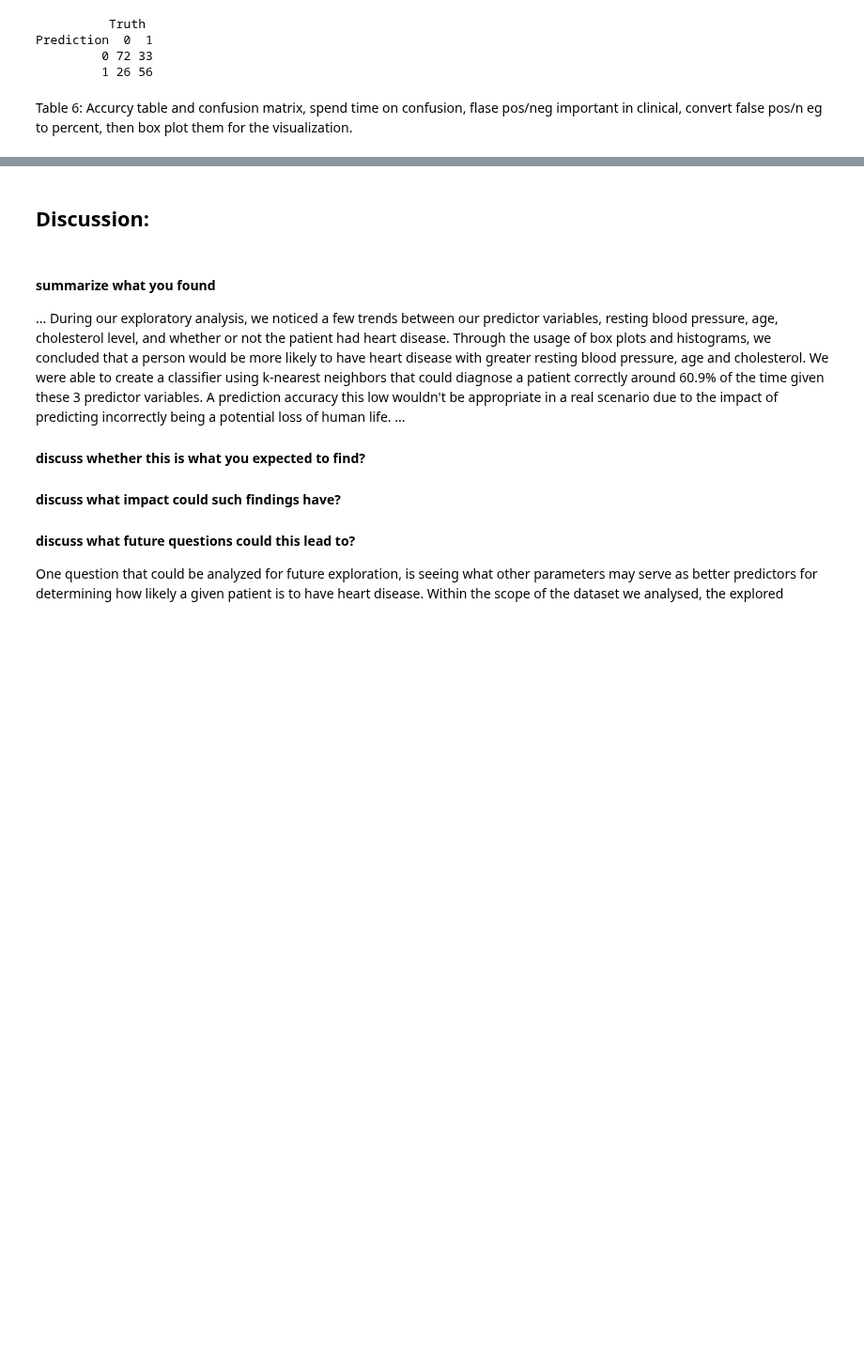
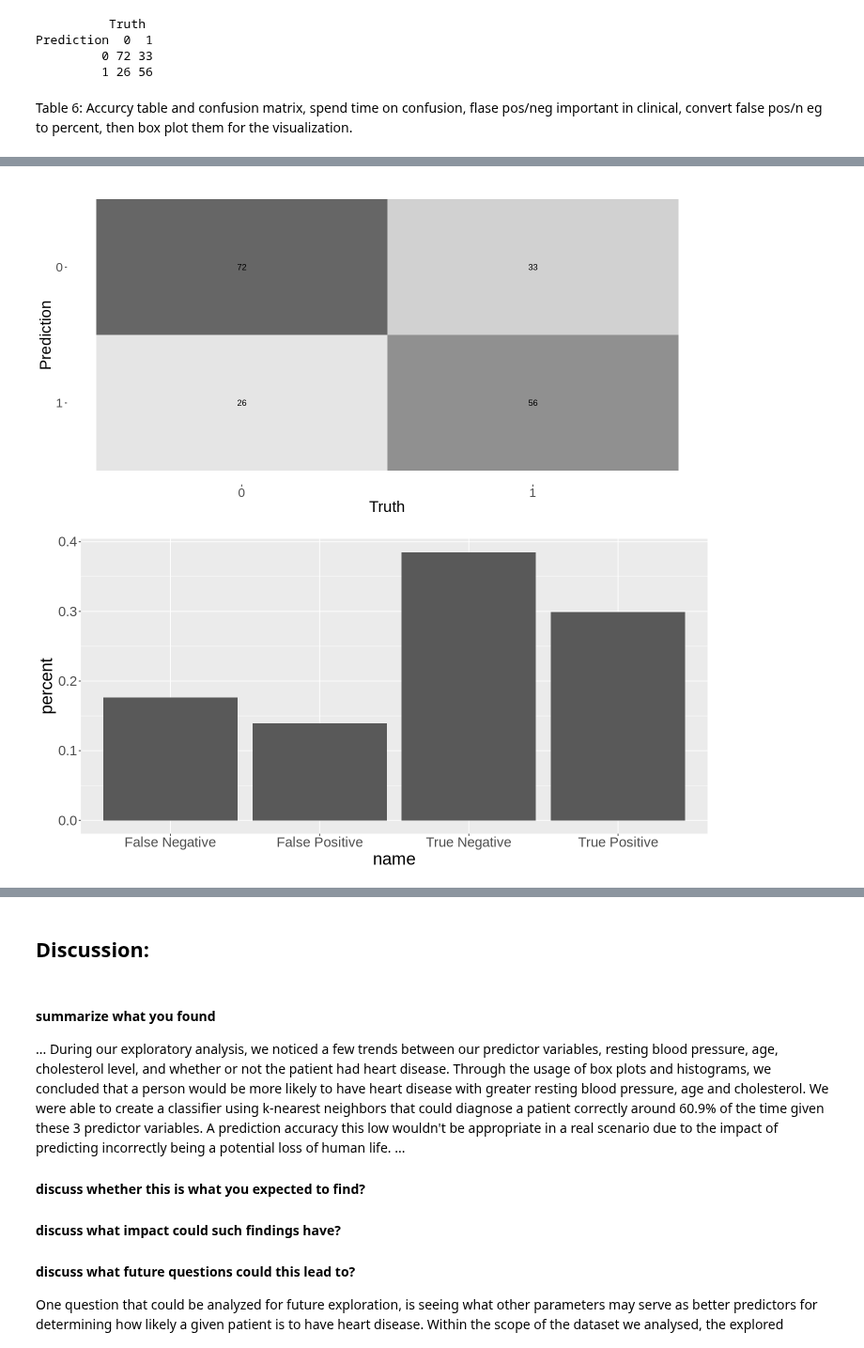
Before and after one commit to josephsoo/dsci_100_group_12, a Jupyter notebook: Project report.ipynb, the cells around one changed output, grey strips where cells are left out. Shown at 94% size. Cells and saved outputs as stored; diff of their text form; code cells hidden in the pictures; blank space fills up the shorter version.

```diff
--- a/Project report.ipynb
+++ b/Project report.ipynb
@@ -457,3 +464,9 @@ Further discussion on the impacts and importance of these rates can be found in
 # %%
-heart_cm
+# Turn conf_mat into tibble and add percent column
+percent_heart_cm <- tidy(heart_cm) |> mutate(percent = value / sum(value))
+
+# Create dataframe with human readable values for name column and with percentage column
+readable_percent_heart_cm <- data.frame(name = c("True Negative", "False Positive", "False Negative", "True Positive"), percent = percent_heart_cm$percent)
+
+readable_percent_heart_cm
 # %% [output]
@@ -460,0 +488,14 @@ ERROR: Error in as.data.frame.default(heart_cm): cannot coerce class ‘"conf_ma
+# %%
+options(repr.plot.width = 12, repr.plot.height = 6)
+
+autoplot(heart_cm, type = "heatmap") +
+    theme(text = element_text(size = 20))
+
+conf_mat_plot <- ggplot(readable_percent_heart_cm, aes(x = name, y = percent)) +
+    geom_bar(stat = "identity") +
+    theme(text = element_text(size = 22))
+
+conf_mat_plot
+# %% [output]
+[figure, added]
+[figure, added]
```
Also changed, not shown: parts of 5 cells of this notebook.
